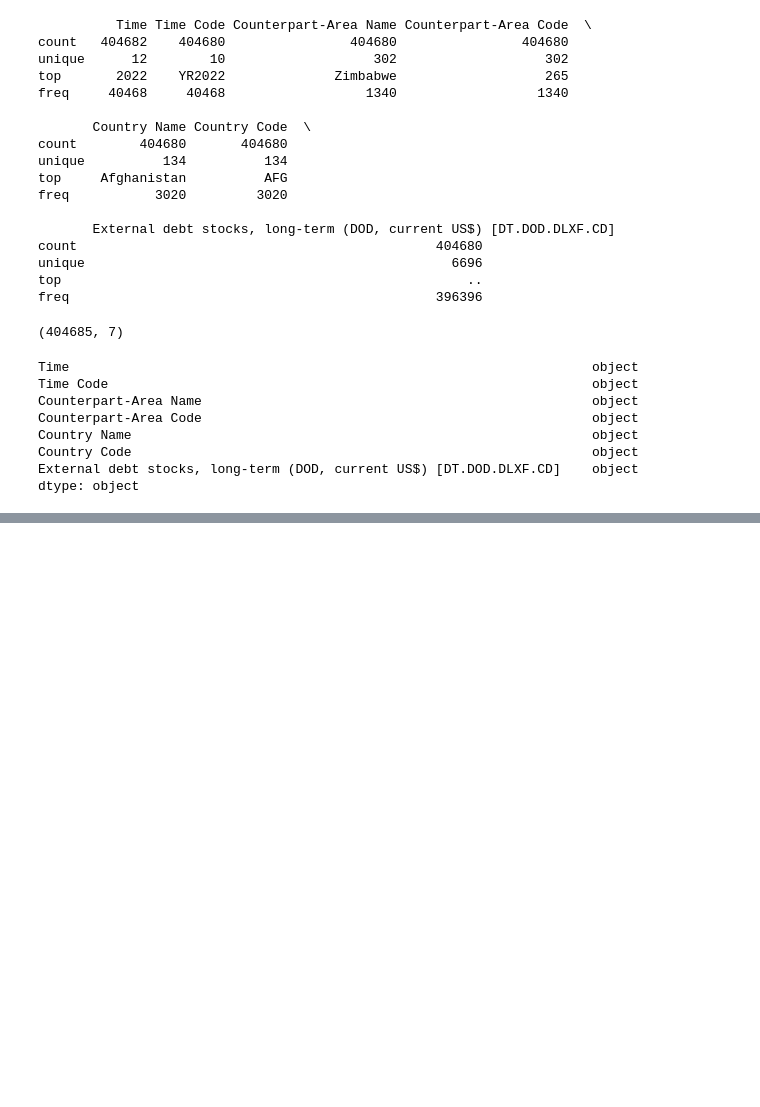
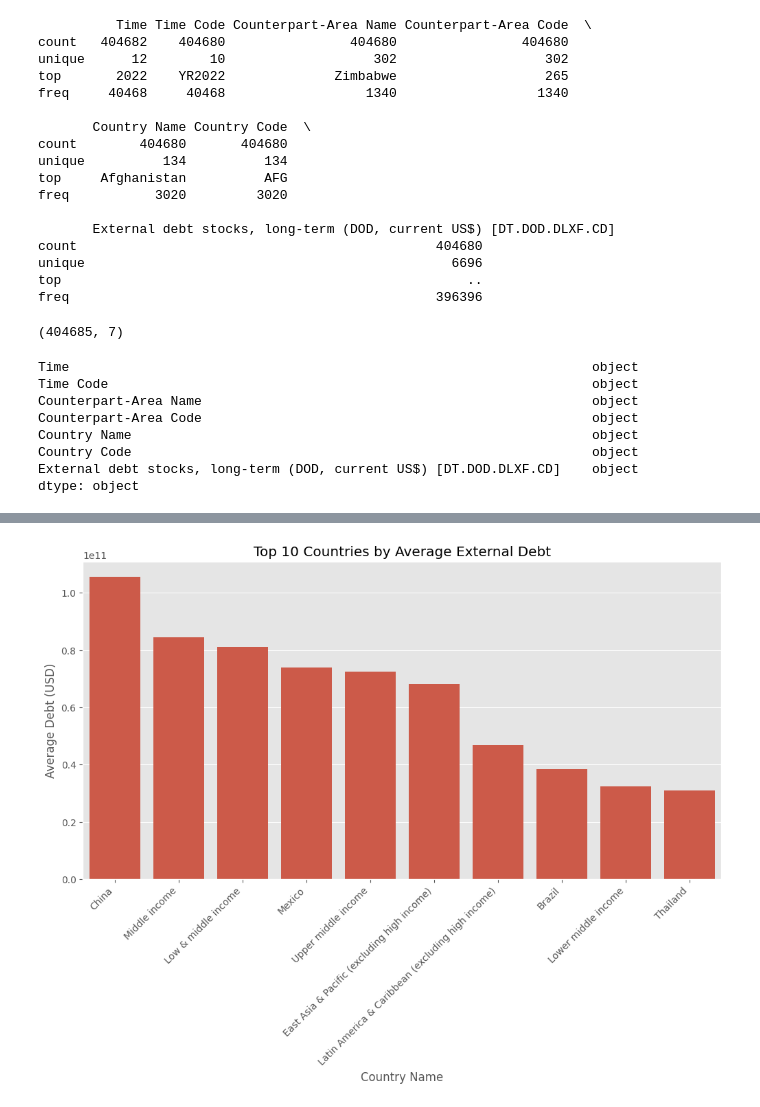
Before and after one commit to Mosime2001/first-project-data-analysis-, a Jupyter notebook: Welcome_To_Colab.ipynb, the cells around one changed output, grey strips where cells are left out. Cells and saved outputs as stored; diff of their text form; code cells hidden in the pictures; blank space fills up the shorter version.

```diff
--- a/Welcome_To_Colab.ipynb
+++ b/Welcome_To_Colab.ipynb
@@ -111,0 +249,10 @@ dtype: object
+# %%
+average_debt = df.groupby('Country Name')['External debt stocks, long-term (DOD, current US$) [DT.DOD.DLXF.CD]'].mean().sort_values(ascending=False).head(10)
+plt.figure(figsize=(12, 6))
+sns.barplot(x=average_debt.index, y=average_debt.values)
+plt.title('Top 10 Countries by Average External Debt')
+plt.xticks(rotation=45, ha='right')
+plt.ylabel('Average Debt (USD)')
+plt.show()
+# %% [output]
+[figure, added]
```
Also changed, not shown: parts of 11 cells of this notebook.
